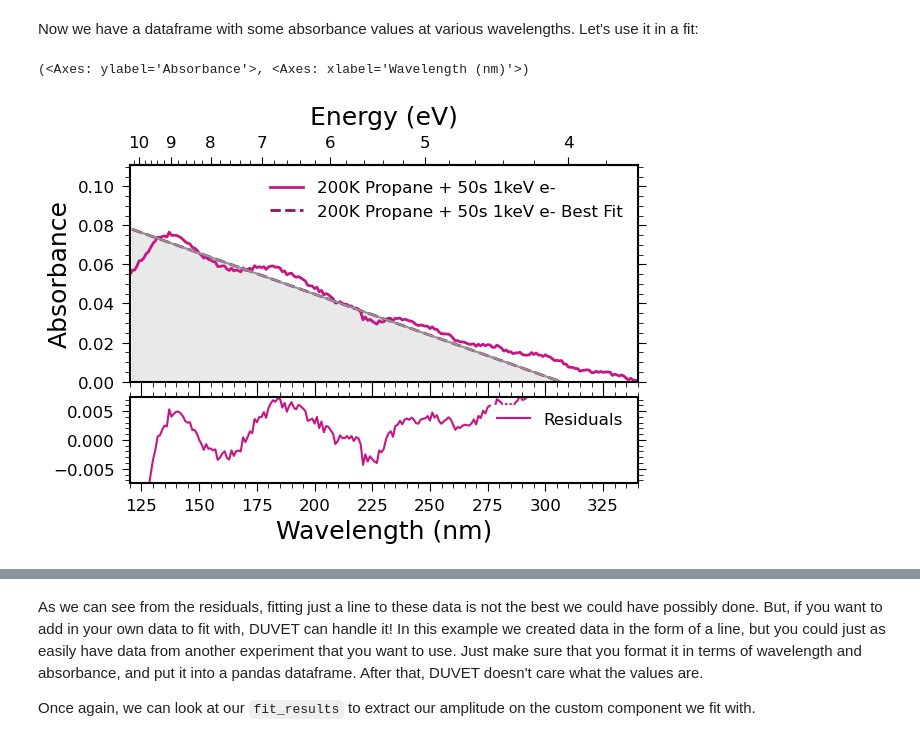
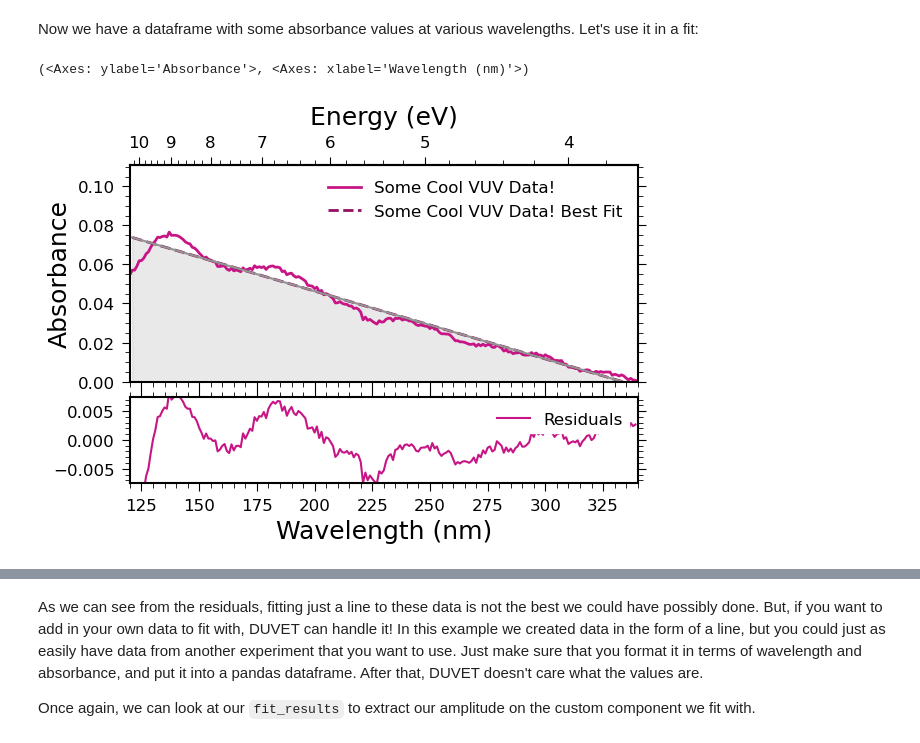
Before and after one commit to cassidy-andrew/AU-UV_ices, a Jupyter notebook: README.ipynb, the cells around one changed output, grey strips where cells are left out. Drawn from its saved outputs; the diff is of its cells as text; code cells hidden in the pictures.

Commit message:
fixed bug in plot_fit custom component offsets

```diff
--- a/README.ipynb
+++ b/README.ipynb
@@ -29,7 +49,7 @@ sample_short1 = path + "R73780.d01"
 sample_short2 = path + "R73780.d02"
 
 # build the spectrum object
-spec1 = spectools.Spectrum()
+spec1 = specTools.Spectrum()
 spec1.change_name("R73780")
 # add backgrounds
 spec1.add_bkgd(bkgd_short1)
@@ -43,7 +63,7 @@ spec1.change_color("blue")
 spec1.average_scans()
 
 # make a plot of the data
-spectools.plot_absorbance([spec1], figsize=(7, 5),
+specTools.plot_absorbance([spec1], figsize=(7, 5),
                       xlim=(120, 340), ylim=(-0.02, 0.7),
                       save_path="./misc_figures/one_spectrum.svg");
 # %% [output]
@@ -134,7 +156,7 @@ sample_long1 = path + "R73781.d01"
 sample_long2 = path + "R73781.d02"
 
 # build long spectrum
-spec2 = spectools.Spectrum()
+spec2 = specTools.Spectrum()
 spec2.change_name("R73781")
 spec2.add_bkgd(bkgd_long1)
 spec2.add_bkgd(bkgd_long2)
@@ -143,7 +165,7 @@ spec2.add_sample(sample_long2)
 spec2.change_color("red")
 spec2.average_scans()
 
-spectools.plot_absorbance([spec1, spec2], figsize=(7, 5),
+specTools.plot_absorbance([spec1, spec2], figsize=(7, 5),
                       xlim=(120, 340), ylim=(-0.02, 0.7),
                       save_path="./misc_figures/two_spectrums.svg");
 # %% [output]
@@ -300,7 +394,7 @@ Examples of the fitting are shown below:
 
 You can fit with any arbitrary number of gaussians. If you provide your own guesses, you can only fit up to the number of functions you provide guesses for. Otherwise, you can fit as many gaussians as you want. However, the program will choose the fit with the best reduced chi square, which tends to prefer smaller numbers of free parameters.
 # %%
-import spectools
+import specTools
 import pandas as pd
 import numpy as np
 import matplotlib.pyplot as plt
@@ -320,7 +414,7 @@ def build_spectra(path, bkgd_short1, bkgd_short2, bkgd_long1, bkgd_long2,
     Builds the spectra as appropriate for this experiment
     """
     # build short spectrum
-    spec1 = spectools.Spectrum()
+    spec1 = specTools.Spectrum()
     spec1.change_name(sample_short1[-9:-4])
     spec1.add_bkgd(bkgd_short1)
     spec1.add_bkgd(bkgd_short2)
@@ -331,7 +425,7 @@ def build_spectra(path, bkgd_short1, bkgd_short2, bkgd_long1, bkgd_long2,
     spec1.average_scans()
 
     # build long spectrum
-    spec2 = spectools.Spectrum()
+    spec2 = specTools.Spectrum()
     spec2.change_name(sample_long1[-9:-4])
     spec2.add_bkgd(bkgd_long1)
     spec2.add_bkgd(bkgd_long2)
@@ -341,7 +435,7 @@ def build_spectra(path, bkgd_short1, bkgd_short2, bkgd_long1, bkgd_long2,
     spec2.change_offset(0.0)
     spec2.average_scans()
 
-    stiched = spectools.StitchedSpectrum([spec1, spec2])
+    stiched = specTools.StitchedSpectrum([spec1, spec2])
     if name:
         stiched.change_name(name)
     return stiched
@@ -360,7 +454,7 @@ sample_long2 = path + "R73809.d02"
 
 spec = build_spectra(path, bkgd_short1, bkgd_short2, bkgd_long1, bkgd_long2,
                         sample_short1, sample_short2, sample_long1, sample_long2,
-                        color=colors[11], name="200K Propane + 50s 1keV e-")
+                        color=colors[11], name="Some Cool VUV Data!")
 
 
 # fix the end of the spectrum to 0
@@ -393,7 +487,7 @@ guesses = [{'lower':0, 'guess':4, 'upper':5},   # amplitude
           ]
 
 spec.fit_peaks(verbose=True, ng=6, guesses=guesses, fit_lim=(120, 340))
-spectools.plot_fit(spec, plot_peaks=True, xlim=(120, 340),
+specTools.plot_fit(spec, plot_peaks=True, xlim=(120, 340),
                ylim=(0, spec.data[spec.data['wavelength']>120]['absorbance'].max()*1.1),
                plot_fit_components=True, save_path="./misc_figures/fit.svg")
 # %% [output]
@@ -503,12 +603,12 @@ Now we have a dataframe with some absorbance values at various wavelengths. Let'
 # %%
 guesses = [{'lower':0, 'guess':1, 'upper':10}, # amplitude of our custom component
     ]
 
 spec.fit_peaks(verbose=True, ng=0, guesses=guesses, fit_lim=(120, 340),
               custom_components=[custom_df])
-spectools.plot_fit(spec, plot_peaks=True, xlim=(120, 340),
+specTools.plot_fit(spec, plot_peaks=True, xlim=(120, 340),
                ylim=(0, spec.data[spec.data['wavelength']>120]['absorbance'].max()*1.1),
                plot_fit_components=True, save_path="./misc_figures/fit.svg")
 # %% [output]
 (<Axes: ylabel='Absorbance'>, <Axes: xlabel='Wavelength (nm)'>)
-[figure, old version]
+[figure, new version]
```
Also changed, not shown: parts of 42 cells of this notebook, 11 other files.
